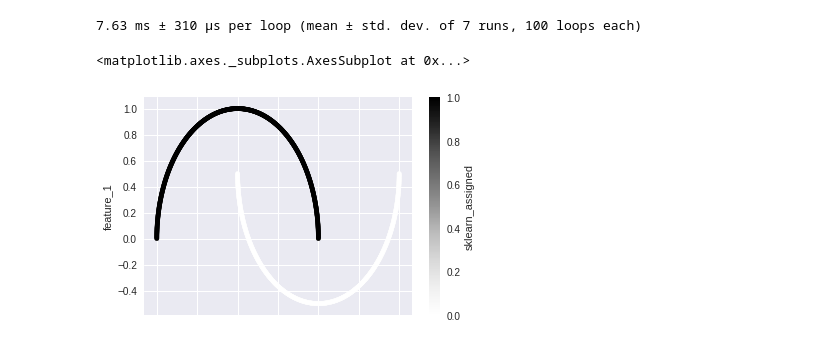
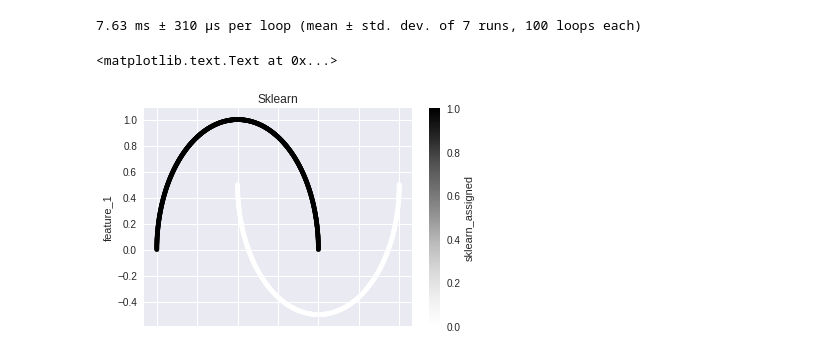
Before and after one commit to djkjohnston/ML_from_scratch_GA_DSI_Capstone, a Jupyter notebook: DBScan.ipynb, the cells around one changed output. Cells and saved outputs as stored; diff of their text form; code cells hidden in the pictures.

```diff
--- a/DBScan.ipynb
+++ b/DBScan.ipynb
@@ -96,7 +96,7 @@ dbs_sklearn.fit(X)
 moons_df['sklearn_assigned'] = dbs_sklearn.labels_
 # %%
 moons_df.plot.scatter(x='feature_0', y='feature_1', c='sklearn_assigned')
-plt.title('S')
+plt.title('Sklearn')
 # %% [output]
-<matplotlib.axes._subplots.AxesSubplot at 0x...>
+<matplotlib.text.Text at 0x...>
-[figure, old version]
+[figure, new version]
```
Also changed, not shown: 1 other file.
